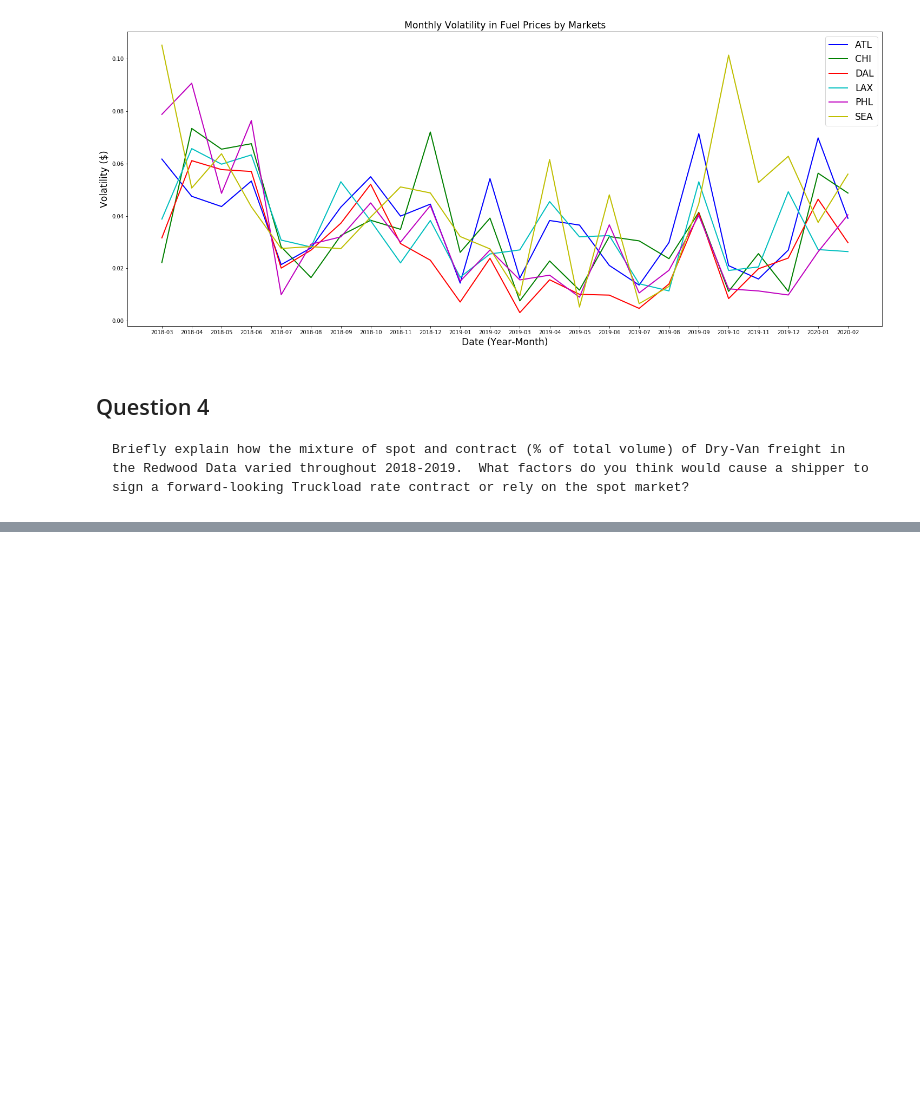
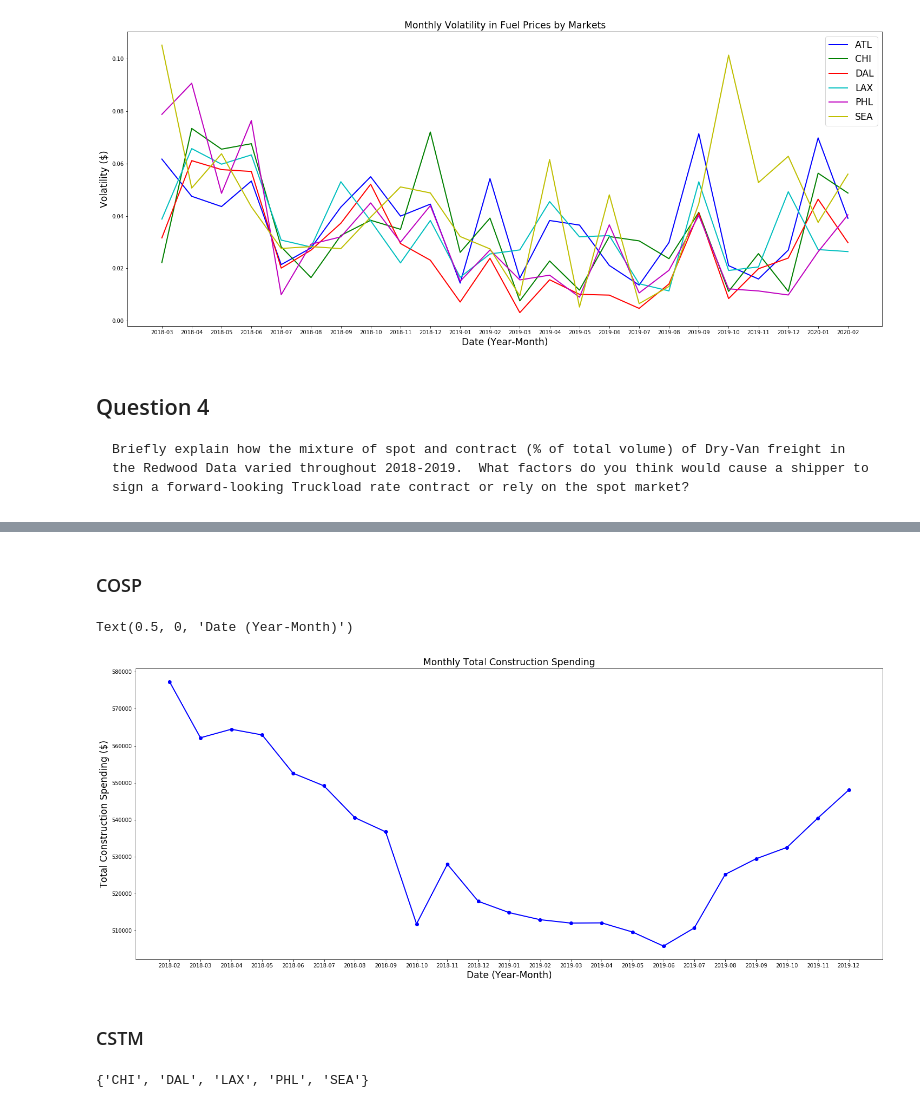
Before and after one commit to cmarshall1999/Loyola-Supply-Chain-Competition, a Jupyter notebook: Loyola-Supply-Chain-Analysis.ipynb, the cells around one changed output, grey strips where cells are left out. Drawn from its saved outputs; the diff is of its cells as text; code cells hidden in the pictures; blank space fills up the shorter version.

```diff
--- a/Loyola-Supply-Chain-Analysis.ipynb
+++ b/Loyola-Supply-Chain-Analysis.ipynb
@@ -21,5 +21,5 @@ FreightWaves=pd.read_excel("/Users/charlesmarshall/Desktop/Loyola-Supply-Chain-C
 # %%
 ShipperData=pd.read_excel("/Users/charlesmarshall/Desktop/Loyola-Supply-Chain-Competition/Loyola 2nd Annual Data Competition - Shipper Data Set (Trailing 2-Years).xlsx")
 # %%
-FreightWaves=pd.read_excel("/Users/aarij/Desktop/python-projects/loyola-supply-chain/FreightWaves External Data.xlsx")
+#FreightWaves=pd.read_excel("/Users/aarij/Desktop/python-projects/loyola-supply-chain/FreightWaves External Data.xlsx")
 # %%
@@ -444,0 +515,19 @@ plt.legend(fontsize='xx-large')
+# %% [markdown]
+### COSP
+# %%
+COSP=FreightWaves[FreightWaves['ticker']=='COSP']
+# %%
+COSP=COSP.sort_values(by='data_timestamp').reset_index(drop=True)
+# %%
+months=['2018-02','2018-03','2018-04','2018-05','2018-06','2018-07','2018-08','2018-09','2018-10','2018-11','2018-12','2019-01','2019-02','2019-03','2019-04','2019-05','2019-06','2019-07','2019-08','2019-09','2019-10','2019-11','2019-12']
+
+fig2 = plt.figure(figsize=(25,10))
+plt.plot(months, COSP['data_value'], marker='o', color='b', linewidth=2)
+plt.title('Monthly Total Construction Spending',fontsize='xx-large')
+plt.ylabel('Total Construction Spending ($)',fontsize='xx-large')
+plt.xlabel('Date (Year-Month)',fontsize='xx-large')
+# %% [output]
+Text(0.5, 0, 'Date (Year-Month)')
+[figure, added]
+# %% [markdown]
+### CSTM
@@ -444,0 +536,4 @@ plt.legend(fontsize='xx-large')
+# %%
+set(CSTM['granularity1'])
+# %% [output]
+{'CHI', 'DAL', 'LAX', 'PHL', 'SEA'}
```
Also changed, not shown: parts of 73 cells of this notebook.
